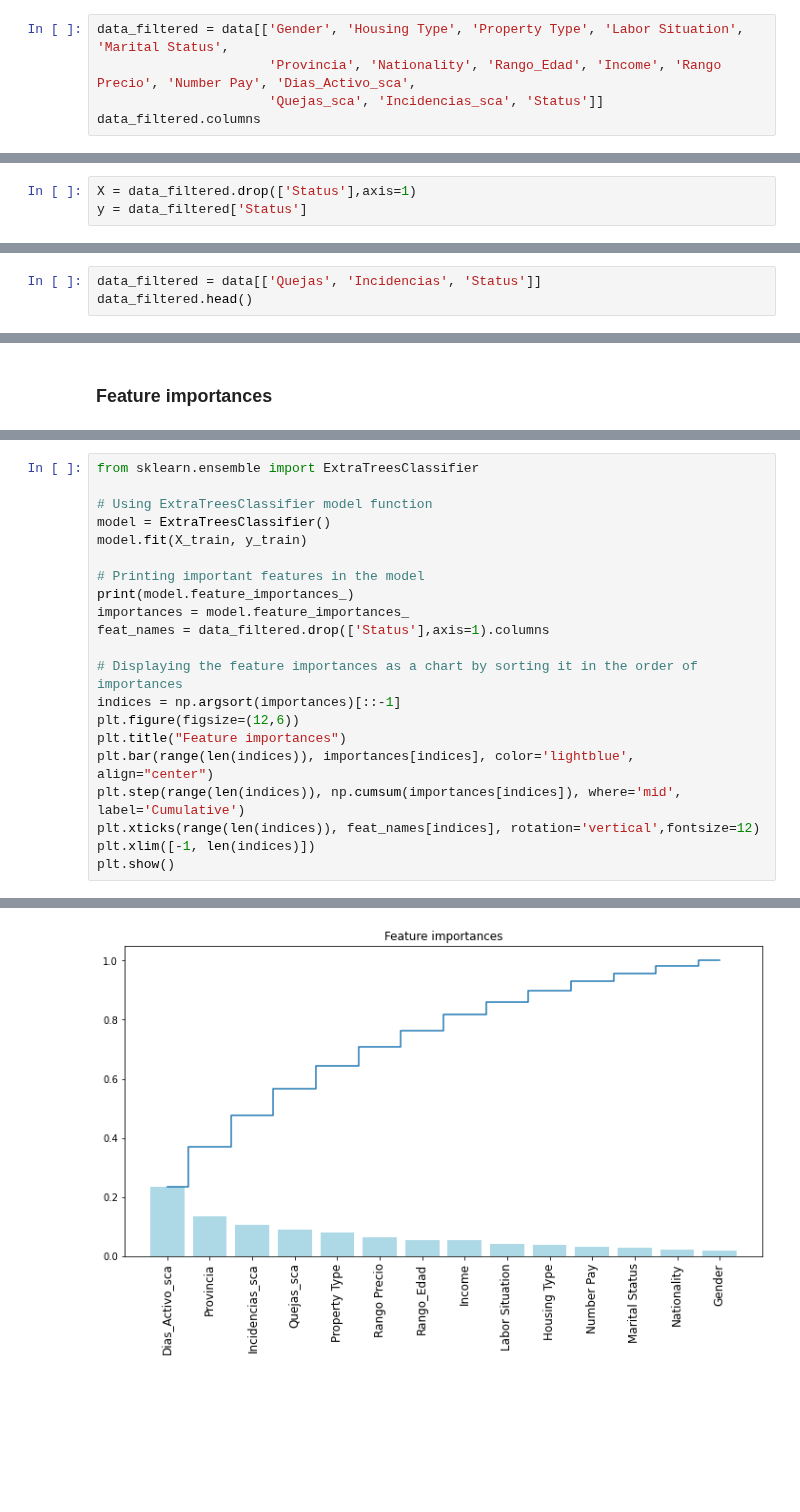
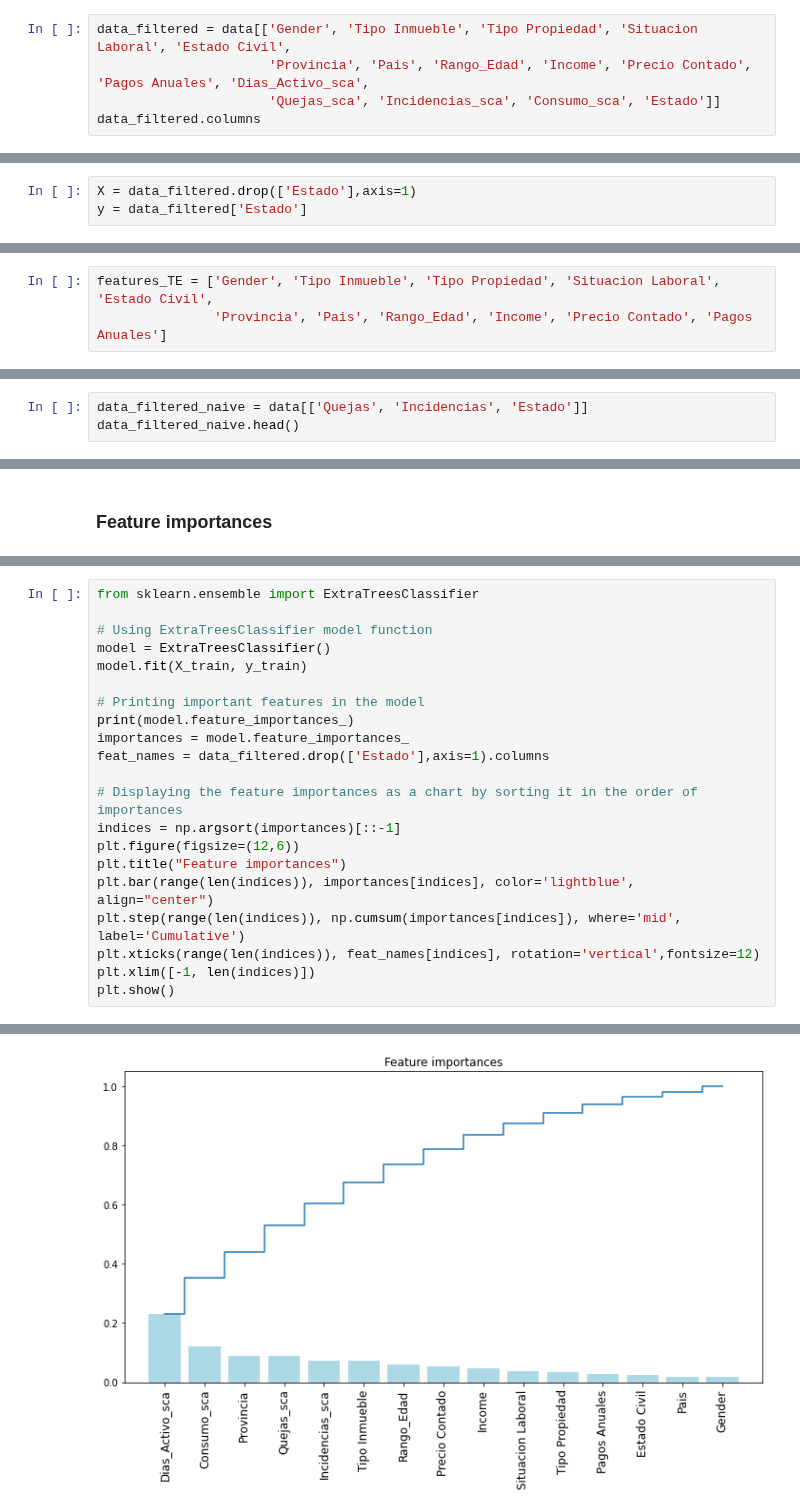
Before and after one commit to albertodiazr/TFM_churn, a Jupyter notebook: notebooks/05.Main_models.ipynb, the cells around one changed output, grey strips where cells are left out. Drawn from its saved outputs; the diff is of its cells as text; blank space fills up the shorter version.

```diff
--- a/notebooks/05.Main_models.ipynb
+++ b/notebooks/05.Main_models.ipynb
@@ -329,7 +347,7 @@ Index(['Start Date', 'Cliente', 'Client Type', 'Modelo', 'Provincia', 'Gender',
       dtype='object')
 # %%
-data_filtered = data[['Gender', 'Housing Type', 'Property Type', 'Labor Situation', 'Marital Status',
-                      'Provincia', 'Nationality', 'Rango_Edad', 'Income', 'Rango Precio', 'Number Pay', 'Dias_Activo_sca',
-                      'Quejas_sca', 'Incidencias_sca', 'Status']]
+data_filtered = data[['Gender', 'Tipo Inmueble', 'Tipo Propiedad', 'Situacion Laboral', 'Estado Civil',
+                      'Provincia', 'Pais', 'Rango_Edad', 'Income', 'Precio Contado', 'Pagos Anuales', 'Dias_Activo_sca',
+                      'Quejas_sca', 'Incidencias_sca', 'Consumo_sca', 'Estado']]
 data_filtered.columns
 # %% [output]
@@ -340,7 +358,7 @@ Index(['Gender', 'Housing Type', 'Property Type', 'Labor Situation',
       dtype='object')
 # %%
-X = data_filtered.drop(['Status'],axis=1)
-y = data_filtered['Status']
+X = data_filtered.drop(['Estado'],axis=1)
+y = data_filtered['Estado']
 # %%
 from sklearn.model_selection import train_test_split
 X_train_prev, X_test, y_train, y_test = train_test_split(X, y, test_size = 0.2, random_state = 0, stratify = y)
@@ -350,3 +365,6 @@ features_TE = ['Gender', 'Housing Type', 'Property Type', 'Labor Situation', 'Ma
+# %%
+features_TE = ['Gender', 'Tipo Inmueble', 'Tipo Propiedad', 'Situacion Laboral', 'Estado Civil',
+               'Provincia', 'Pais', 'Rango_Edad', 'Income', 'Precio Contado', 'Pagos Anuales']
 # %%
 from category_encoders import TargetEncoder
 
@@ -388,6 +406,6 @@ X_test.head()
 # %% [markdown]
 ### Naive Model (Baseline)
 # %%
-data_filtered = data[['Quejas', 'Incidencias', 'Status']]
-data_filtered.head()
+data_filtered_naive = data[['Quejas', 'Incidencias', 'Estado']]
+data_filtered_naive.head()
 # %% [output]
@@ -774,7 +794,7 @@ model.fit(X_train, y_train)
 # Printing important features in the model
 print(model.feature_importances_)
 importances = model.feature_importances_
-feat_names = data_filtered.drop(['Status'],axis=1).columns
+feat_names = data_filtered.drop(['Estado'],axis=1).columns
 
 # Displaying the feature importances as a chart by sorting it in the order of importances
 indices = np.argsort(importances)[::-1]
@@ -792 +812 @@ plt.show()
-[figure, old version]
+[figure, new version]
```
Also changed, not shown: parts of 66 cells of this notebook, 2 other files.
